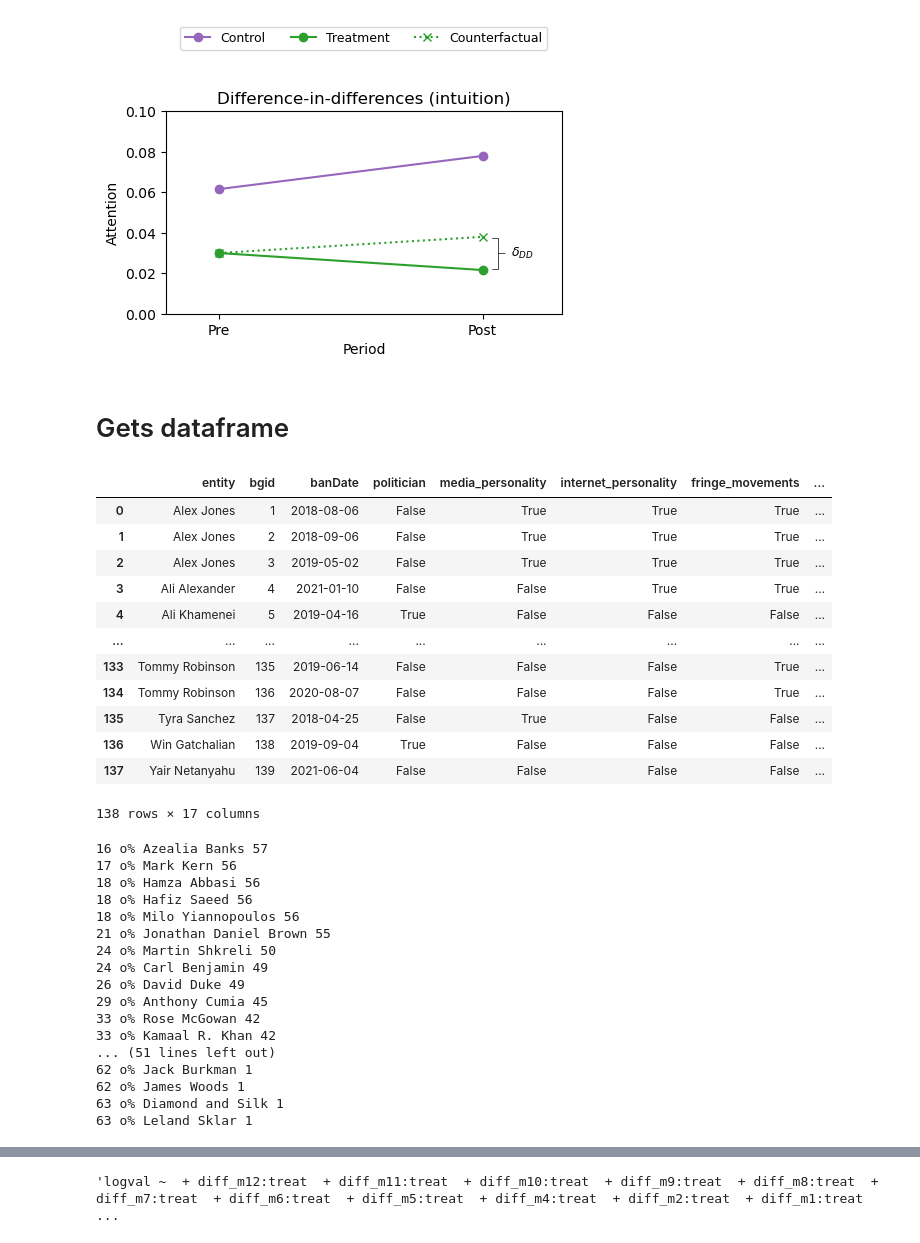
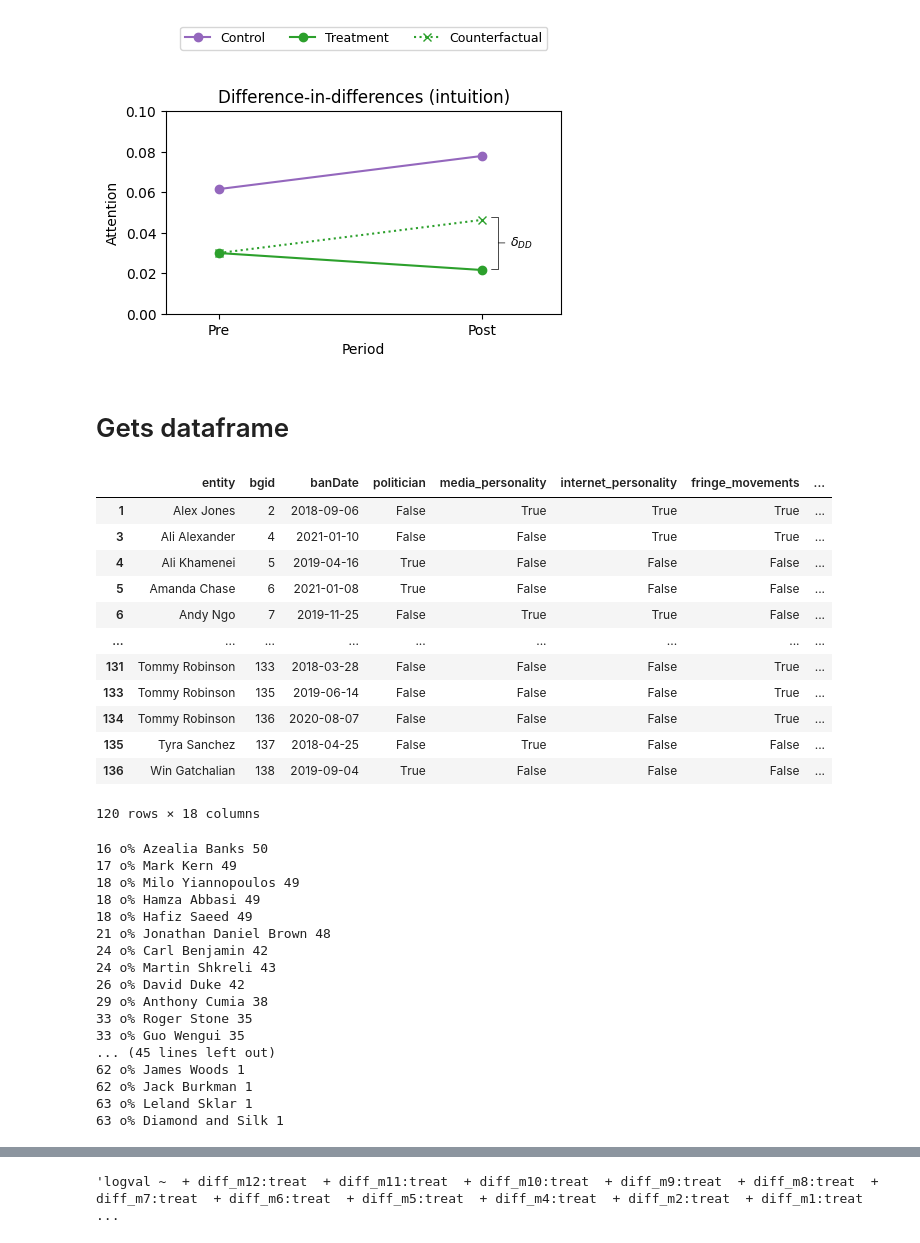
Before and after one commit to epfl-dlab/deplatforming_influencers, a Jupyter notebook: 03_did_an.ipynb, the cells around one changed output, grey strips where cells are left out. Cells and saved outputs as stored; diff of their text form; code cells hidden in the pictures.

```diff
--- a/03_did_an.ipynb
+++ b/03_did_an.ipynb
@@ -124,28 +124,28 @@ fig.savefig("./images/example_did.pdf", bbox_inches="tight")
 # %%
 fs = (4.75, 3.5)
 fig, axs = plt.subplots(1, 1, figsize=fs, gridspec_kw={"hspace": 0.6, "wspace": 0.5})
 
 plt.plot([1, 2], [0.0616, 0.078], marker="o", color="tab:purple", label="Control")
 plt.plot([1, 2], [0.03, 0.0216], marker="o", color="tab:green", label="Treatment")
-plt.plot([1, 2], [0.03, 0.038], marker="x", color="tab:green", label="Counterfactual", zorder=-1, ls=":")
+plt.plot([1, 2], [0.03, 0.03 + 0.016399999999999998], marker="x", color="tab:green", label="Counterfactual", zorder=-1, ls=":")
 plt.plot
 plt.xlim([0.8, 2.3])
 plt.ylim([0, 0.1])
 plt.xticks([1, 2], ["Pre", "Post"])
 
 
 plt.legend(loc='upper center', bbox_to_anchor=(0.5, 1.45), fontsize=9, ncol=3)
 # Here is the label and arrow code of interest
-plt.annotate('$\delta_{DD}$', xy=(2.05, 0.0298), xytext=(2.15, .0298), #xycoords='axes fraction',
+plt.annotate('$\delta_{DD}$', xy=(2.05, 0.035), xytext=(2.15, .035), #xycoords='axes fraction',
             fontsize=9, ha='center', va='center',
-            arrowprops=dict(arrowstyle='-[, widthB=1.25, lengthB=.5', lw=0.5, color='k'))
+            arrowprops=dict(arrowstyle='-[, widthB=2.1, lengthB=.6', lw=0.5, color='k'))
 plt.title("Difference-in-differences (intuition)")
 plt.ylabel("Attention")
 plt.xlabel("Period")
 set_size(fig, fs)
 fig.savefig("./images/example_did2.pdf", bbox_inches="tight")
 # %% [output]
-[figure, old version]
+[figure, new version]
 # %% [markdown]
 # Gets dataframe
 # %%
@@ -158,30 +159,32 @@ def diff_month(d1, d2):
     return (d1.year - d2.year) * 12 + d1.month - d2.month
 
 
-df_simplified = df.drop(["isRelevant", "kind", "searchTerm", "reasonComment", "gid", "article",
+df_simplified = df.drop(["isRelevant", "kind", "searchTerm", "reasonComment", "reason", "gid", "article",
          "qid", "descriptions", "sources"], axis=1)
-df_simplified = pd.get_dummies(df_simplified, columns=["platform", "reason", "isTemporary"])
+df_simplified = pd.get_dummies(df_simplified, columns=["platform", "reason2", "isTemporary"])
 
 df_simplified.columns
 
 df_simplified = df_simplified.groupby(["entity", "bgid"]).max().reset_index()
 df_simplified["banDate_months_since_2015"]  = df_simplified.banDate.apply(lambda x:
                                                                           diff_month(x, pd.to_datetime("2015")))
+df_simplified = df_simplified.loc[~df_simplified.bgid.isin(ban_dups)].copy()
+
 df_simplified
 # %% [output]
 |  | entity | bgid | banDate | politician | media_personality | internet_personality | fringe_movements | ... |
-| 0 | Alex Jones | 1 | 2018-08-06 | False | True | True | True | ... |
 | 1 | Alex Jones | 2 | 2018-09-06 | False | True | True | True | ... |
-| 2 | Alex Jones | 3 | 2019-05-02 | False | True | True | True | ... |
 | 3 | Ali Alexander | 4 | 2021-01-10 | False | False | True | True | ... |
 | 4 | Ali Khamenei | 5 | 2019-04-16 | True | False | False | False | ... |
+| 5 | Amanda Chase | 6 | 2021-01-08 | True | False | False | False | ... |
+| 6 | Andy Ngo | 7 | 2019-11-25 | False | True | True | False | ... |
 | ... | ... | ... | ... | ... | ... | ... | ... | ... |
+| 131 | Tommy Robinson | 133 | 2018-03-28 | False | False | False | True | ... |
 | 133 | Tommy Robinson | 135 | 2019-06-14 | False | False | False | True | ... |
 | 134 | Tommy Robinson | 136 | 2020-08-07 | False | False | False | True | ... |
 | 135 | Tyra Sanchez | 137 | 2018-04-25 | False | True | False | False | ... |
 | 136 | Win Gatchalian | 138 | 2019-09-04 | True | False | False | False | ... |
-| 137 | Yair Netanyahu | 139 | 2021-06-04 | False | False | False | False | ... |
-138 rows × 17 columns
+120 rows × 18 columns
 # %%
 
 df_att["months_since_2015"]  = df_att.value_date.apply(lambda x: diff_month(x, pd.to_datetime("2015")))
@@ -221,9 +224,7 @@ def get_tuples(months, data, diff=12):
             min_date_ban_y = min(df_y.banDate_months_since_2015.values)
             max_date_ban_y = max(df_y.banDate_months_since_2015.values)
             if min_date_ban_y >= ban_date_x + diff:
-                #print(entity_y, df_y.banDate_months_since_2015.values)
                 pass_criteria_1.append(entity_y)
-        #print(pass_criteria_1)
 
         pass_criteria_2 = []
         for entity_y, df_y in data.groupby("entity"):
@@ -243,18 +244,18 @@ def get_tuples(months, data, diff=12):
         tmp = list(set(pass_criteria_1).intersection(set(pass_criteria_1)))
         flag = "o%" if len(tmp) > 0 else "x%"
 
-        for entity_y in tmp:
+        if len(tmp) > 0:
+            for entity_y in tmp:
+                acc.append({
+                "experiment": ban_date_x,
+                "entity": entity_y,
+                "condition": "control",
+                })
             acc.append({
-            "experiment": ban_date_x,
-            "entity": entity_y,
-            "condition": "control",
-            })
-        if len(tmp) > 0:
-            acc.append({
-            "experiment": ban_date_x,
-            "entity": entity_x,
-            "condition": "treatment",
-            })
+                "experiment": ban_date_x,
+                "entity": entity_x,
+                "condition": "treatment",
+                })
             print(ban_date_x, flag, entity_x,  len(tmp))
 
     return pd.DataFrame(acc)
@@ -262,23 +263,23 @@ def get_tuples(months, data, diff=12):
 
 df_tuples = get_tuples(1, df_simplified).drop_duplicates(["experiment", "entity"])
 # %% [output]
-16 o% Azealia Banks 57
-17 o% Mark Kern 56
-18 o% Hamza Abbasi 56
-18 o% Hafiz Saeed 56
-18 o% Milo Yiannopoulos 56
-21 o% Jonathan Daniel Brown 55
-24 o% Martin Shkreli 50
-24 o% Carl Benjamin 49
-26 o% David Duke 49
-29 o% Anthony Cumia 45
-33 o% Rose McGowan 42
-33 o% Kamaal R. Khan 42
-... (51 lines left out)
+16 o% Azealia Banks 50
+17 o% Mark Kern 49
+18 o% Milo Yiannopoulos 49
+18 o% Hamza Abbasi 49
+18 o% Hafiz Saeed 49
+21 o% Jonathan Daniel Brown 48
+24 o% Carl Benjamin 42
+24 o% Martin Shkreli 43
+26 o% David Duke 42
+29 o% Anthony Cumia 38
+33 o% Roger Stone 35
+33 o% Guo Wengui 35
+... (45 lines left out)
+62 o% James Woods 1
 62 o% Jack Burkman 1
-62 o% James Woods 1
+63 o% Leland Sklar 1
 63 o% Diamond and Silk 1
-63 o% Leland Sklar 1
 # %%
 df_tuples_all = df_tuples.merge(df_att_simplified, on="entity")
 df_tuples_all["diff"] = (df_tuples_all["months_since_2015"] - df_tuples_all["experiment"]).astype(int)
```
Also changed, not shown: parts of 14 cells of this notebook, 8 other files.
